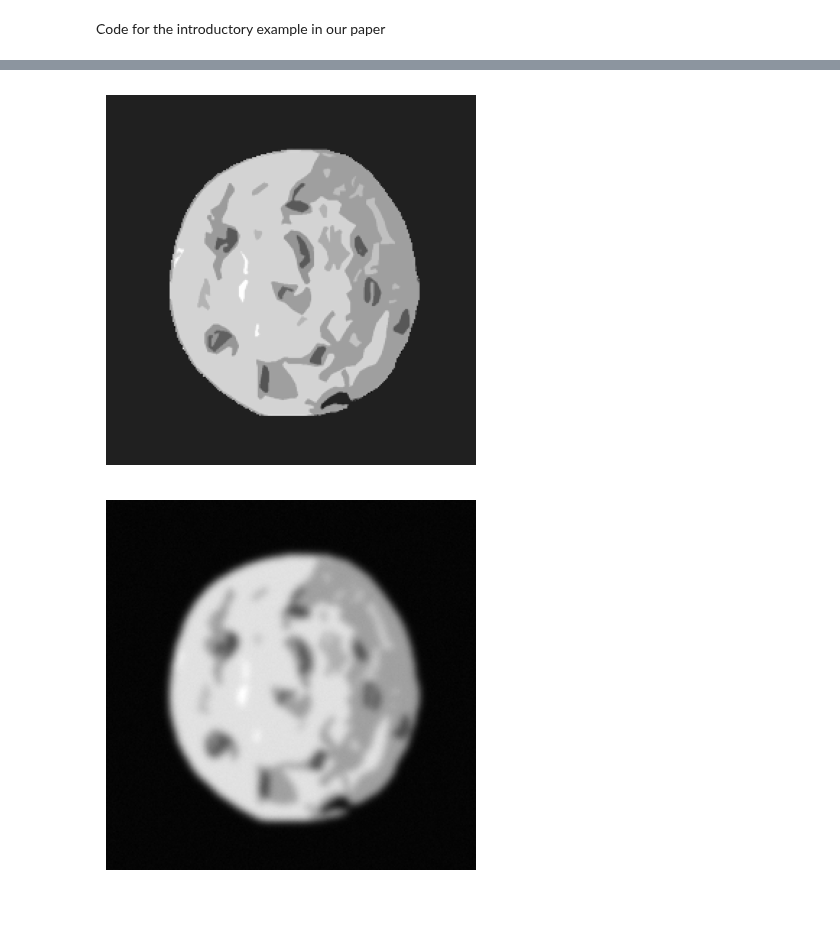
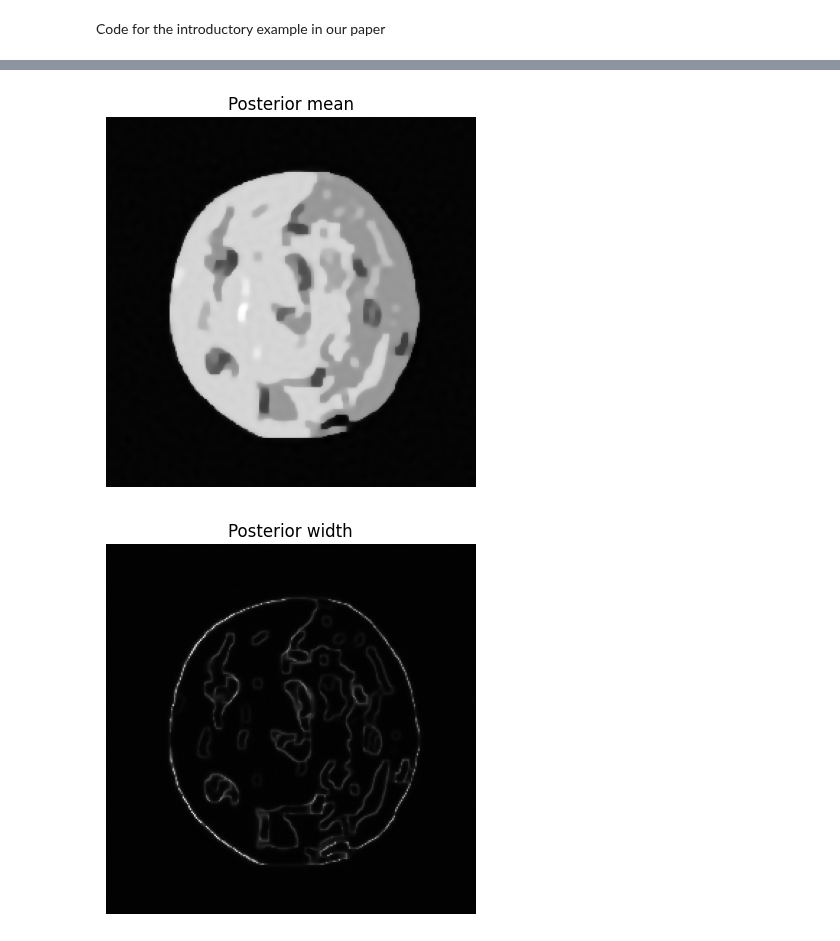
Before and after one commit to CUQI-DTU/Paper-CUQIpy-1-Core, a Jupyter notebook: intro/intro.ipynb, the cells around one changed output, grey strips where cells are left out. Cells and saved outputs as stored; diff of their text form; code cells hidden in the pictures; blank space fills up the shorter version.

```diff
--- a/intro/intro.ipynb
+++ b/intro/intro.ipynb
@@ -29,11 +33,11 @@ info.exactSolution.plot(); plt.show()
 # %%
-hyperparameters = True
+# Bayesian problem.
 if not hyperparameters:
     x = Laplace_diff(np.zeros(A.domain_dim), 0.1, physical_dim=2)
     y = Gaussian(A @ x, 0.0036**2)
     BP = BayesianProblem(x, y)
     BP.set_data(y=y_data)
-    samples = BP.UQ(200)
+    samples = BP.UQ(1000)
     samples = {"x": samples} # For compatibility with the next cell.
 else:
     d = Gamma(1, 1e-4)
@@ -42,7 +46,7 @@ else:
     y = Gaussian(A @ x, lambda s: 1/s)
     BP = BayesianProblem(x, y, d, s)
     BP.set_data(y=y_data)
-    samples = BP.UQ(1000,exact={"s": 1/(0.0036**2)})
+    samples = BP.UQ(1000, exact={"s": 1/(0.0036**2)})
 # %% [output]
 Computing 1000 samples
 !!!!!!!!!!!!!!!!!!!!!!!!!!!!!!!!!!!!!!!!!!!!!!!!!!!!
@@ -94,8 +75,8 @@ Text(0.5, 1.0, 'Posterior Standard Deviation')
 # %%
-info.exactSolution.plot(); plt.axis('off'); plt.show();
+samples["x"].plot_mean(); plt.title('Posterior mean'); plt.axis('off'); plt.show()
 # %% [output]
-[figure, old version]
+[figure, new version]
 # %%
-y_data.plot(); plt.axis('off'); plt.show();
+samples["x"].plot_ci_width(); plt.title('Posterior width'); plt.axis('off'); plt.show()
 # %% [output]
-[figure, old version]
+[figure, new version]
```
Also changed, not shown: parts of 9 cells of this notebook.
